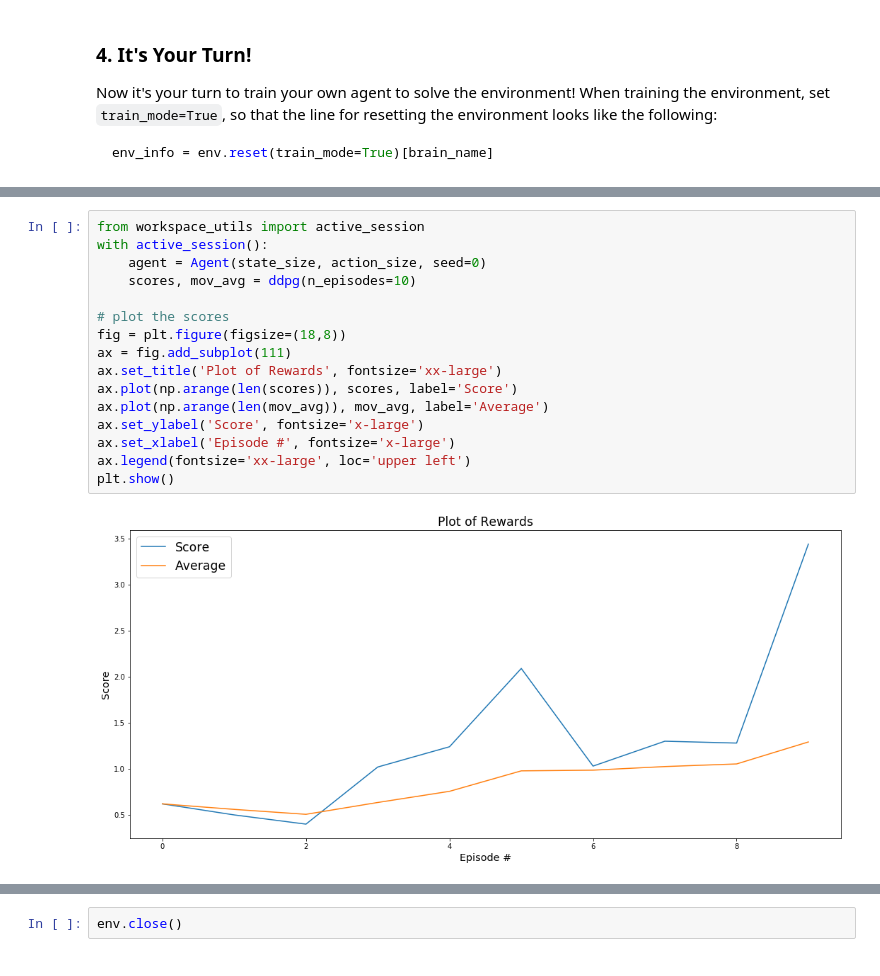
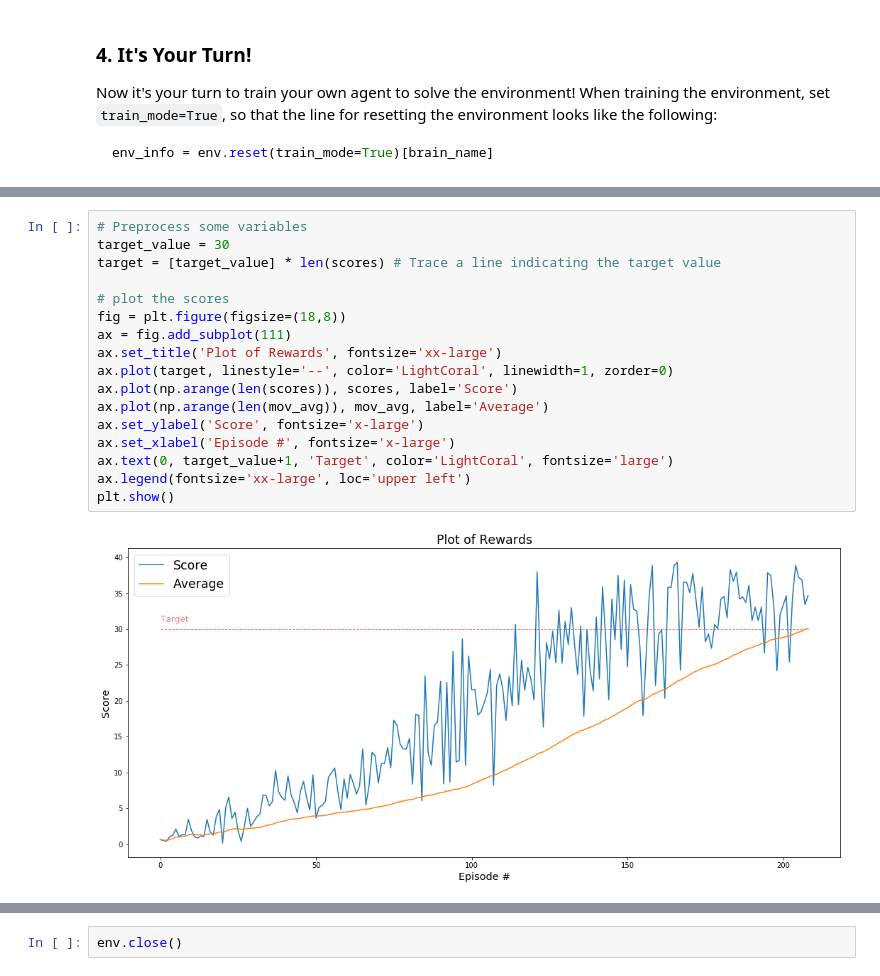
Before and after one commit to LucianaRocha/drlnd-project-2-continuous-control, a Jupyter notebook: Continuous_Control.ipynb, the cells around one changed output, grey strips where cells are left out. Saved outputs shown, nothing was run; the diff lists cells and outputs as text.

Commit message:
feat: Solve the environment for one agent

```diff
--- a/Continuous_Control.ipynb
+++ b/Continuous_Control.ipynb
@@ -179,18 +203,19 @@ def ddpg(n_episodes=2000):
 # %%
-from workspace_utils import active_session
-with active_session():
-    agent = Agent(state_size, action_size, seed=0)
-    scores, mov_avg = ddpg(n_episodes=10)
+# Preprocess some variables
+target_value = 30
+target = [target_value] * len(scores) # Trace a line indicating the target value
 
 # plot the scores
 fig = plt.figure(figsize=(18,8))
 ax = fig.add_subplot(111)
 ax.set_title('Plot of Rewards', fontsize='xx-large')
+ax.plot(target, linestyle='--', color='LightCoral', linewidth=1, zorder=0)
 ax.plot(np.arange(len(scores)), scores, label='Score')
 ax.plot(np.arange(len(mov_avg)), mov_avg, label='Average')
 ax.set_ylabel('Score', fontsize='x-large')
 ax.set_xlabel('Episode #', fontsize='x-large')
+ax.text(0, target_value+1, 'Target', color='LightCoral', fontsize='large')
 ax.legend(fontsize='xx-large', loc='upper left')
 plt.show()
 # %% [output]
-[figure, old version]
+[figure, new version]
```
Also changed, not shown: parts of 4 cells of this notebook, 3 other files.
